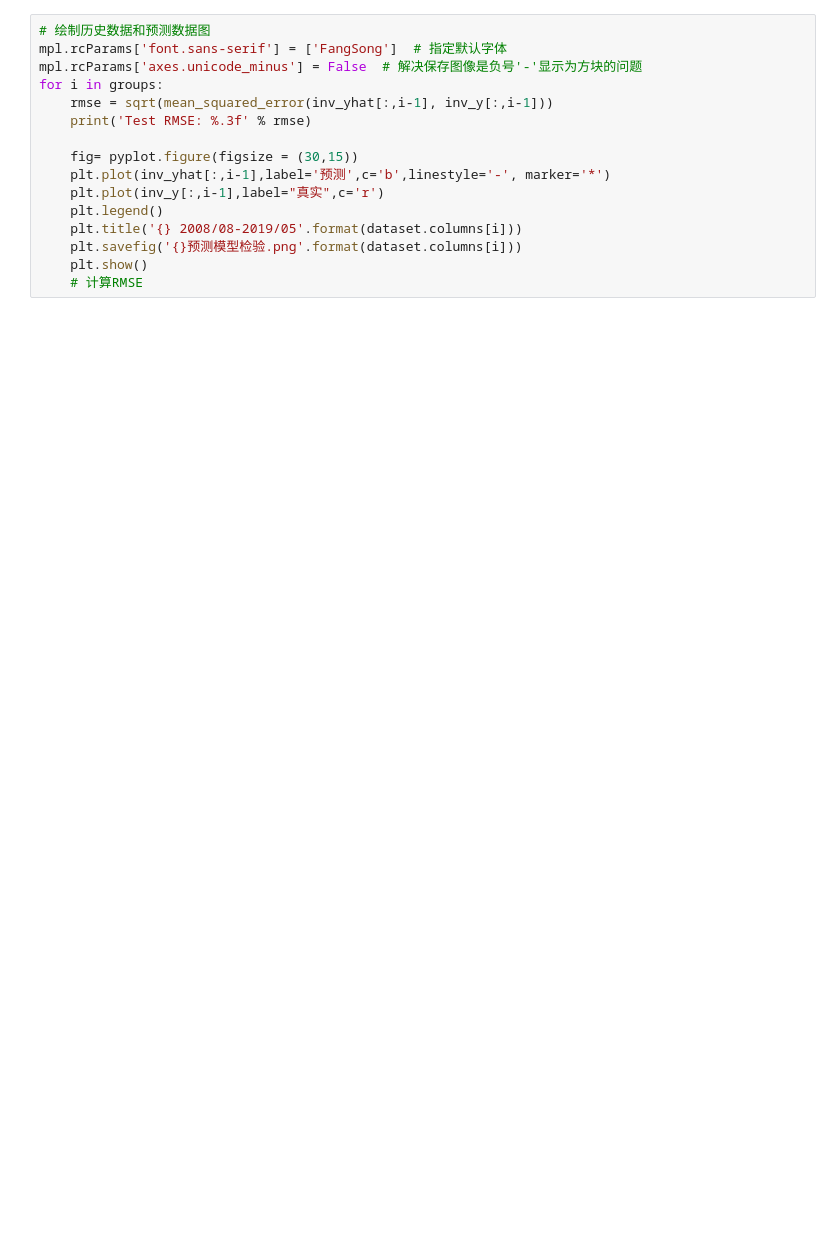
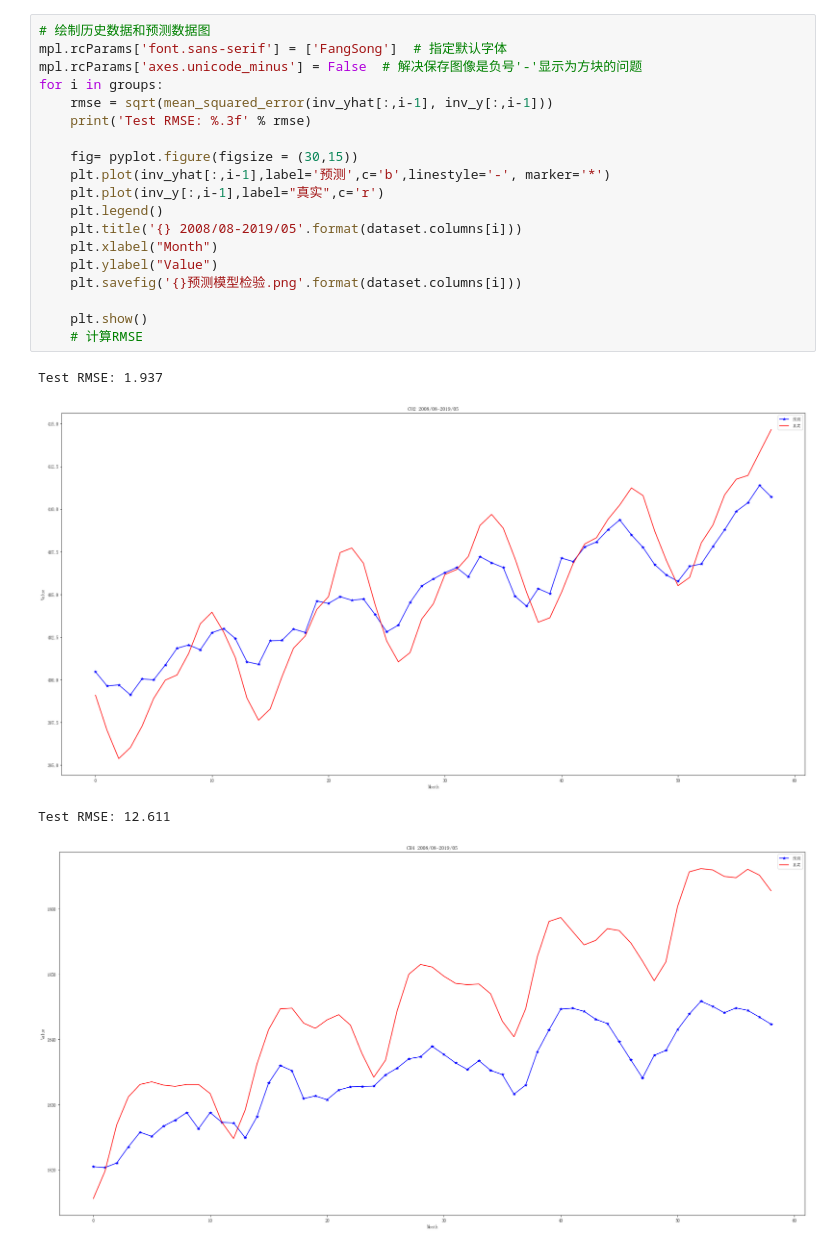
Before and after one commit to WPKENAN/shumo, a Jupyter notebook: pro2/多周期.ipynb, the cells around one changed output. Cells and saved outputs as stored; diff of their text form; blank space fills up the shorter version.

```diff
--- a/pro2/多周期.ipynb
+++ b/pro2/多周期.ipynb
@@ -246,16 +252,24 @@ plt.show()
 # %%
 # 绘制历史数据和预测数据图
 mpl.rcParams['font.sans-serif'] = ['FangSong']  # 指定默认字体
 mpl.rcParams['axes.unicode_minus'] = False  # 解决保存图像是负号'-'显示为方块的问题
 for i in groups:
     rmse = sqrt(mean_squared_error(inv_yhat[:,i-1], inv_y[:,i-1]))
     print('Test RMSE: %.3f' % rmse)
 
     fig= pyplot.figure(figsize = (30,15))
     plt.plot(inv_yhat[:,i-1],label='预测',c='b',linestyle='-', marker='*')
     plt.plot(inv_y[:,i-1],label="真实",c='r')
     plt.legend()
     plt.title('{} 2008/08-2019/05'.format(dataset.columns[i]))
+    plt.xlabel("Month")
+    plt.ylabel("Value")
     plt.savefig('{}预测模型检验.png'.format(dataset.columns[i]))
+
     plt.show()
     # 计算RMSE
+# %% [output]
+Test RMSE: 1.937
+[figure, added]
+Test RMSE: 12.611
+[figure, added]
```
Also changed, not shown: parts of 8 cells of this notebook, 31 other files.
